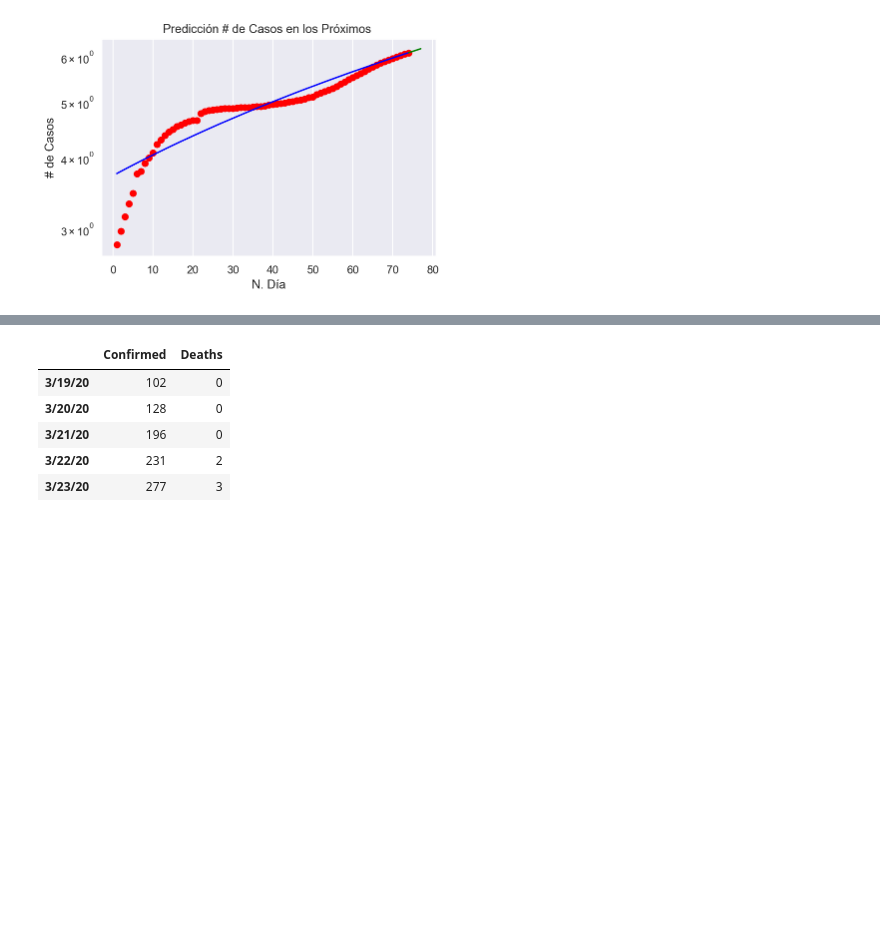
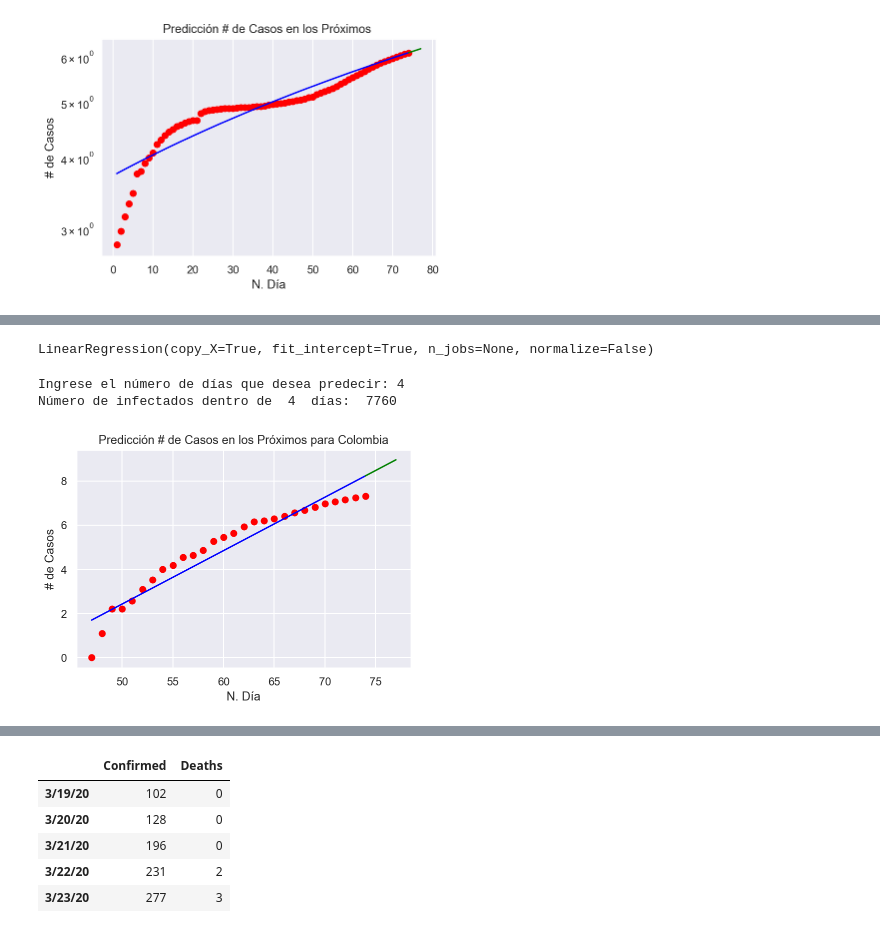
Before and after one commit to AnalytIQs/CoronavirusStatistics, a Jupyter notebook: Coronavirus Statistics.ipynb, the cells around one changed output, grey strips where cells are left out. Cells and saved outputs as stored; diff of their text form; code cells hidden in the pictures; blank space fills up the shorter version.

```diff
--- a/Coronavirus Statistics.ipynb
+++ b/Coronavirus Statistics.ipynb
@@ -470,0 +407,12 @@ for i in data["death"].values:
+# %%
+# Get Colombia rows.
+colombia_index = data_confirmed[data_confirmed["Country/Region"] == "Colombia"].index[0]
+
+colombia_confirmed = data_confirmed.loc[colombia_index][3:-1].to_frame()
+colombia_confirmed["N.Dia"] = np.arange(len(confirmed.index.values))
+colombia_confirmed.columns = ["Numero de Casos Totales", "N. Dia"]
+colombia_confirmed["Nuevos Casos por dia"] = confirmed["Numero de Casos Totales"].diff()
+colombia_confirmed.fillna(0)
+
+#deaths = data_deaths.loc[colombia_index][3:-1].to_frame()
+#deaths["N.Dia"] = np.arange(len(deaths.index.values))
@@ -470,0 +433,36 @@ for i in data["death"].values:
+# %%
+# Primer modelo lineal (Colombia).
+X = colombia_confirmed.iloc[:, 1].values.reshape(-1, 1)[47:]
+y = np.log(colombia_confirmed.iloc[:, 0].astype(np.float64)[47:].values).reshape(-1, 1)
+
+#y = np.log(colombia_confirmed.iloc[:, 0].astype(np.float64)).values[47:]
+#y = np.where(y == float("-inf"), 0, y)
+#y.reshape(-1, 1)[1:]
+
+# Splitting the dataset into the Training set and Test set.
+X_train, X_test, y_train, y_test = train_test_split(X, y, test_size = 1/3, random_state = 0)
+
+# Fitting Simple Linear Regression to the Training set.
+from sklearn.linear_model import LinearRegression
+regressor = LinearRegression()
+regressor.fit(X_train, y_train)
+# %% [output]
+LinearRegression(copy_X=True, fit_intercept=True, n_jobs=None, normalize=False)
+# %%
+# Predicción para nuevos días.
+n = int(input("Ingrese el número de días que desea predecir: "))
+days_to_come = np.arange(X[-1][0], X[-1][0] + n).reshape(-1, 1)
+predictions = regressor.predict(days_to_come)
+print("Número de infectados dentro de ", n," días: ", int(math.exp(predictions[-1][0])))
+
+plt.scatter(X, y, color = "red")
+plt.plot(X, regressor.predict(X), color = "blue")
+plt.plot(days_to_come, predictions, color = "green")
+plt.title("Predicción # de Casos en los Próximos para Colombia")
+plt.xlabel("N. Día")
+plt.ylabel("# de Casos")
+plt.show()
+# %% [output]
+Ingrese el número de días que desea predecir: 4
+Número de infectados dentro de  4  días:  7760
+[figure, added]
```
Also changed, not shown: parts of 13 cells of this notebook.
